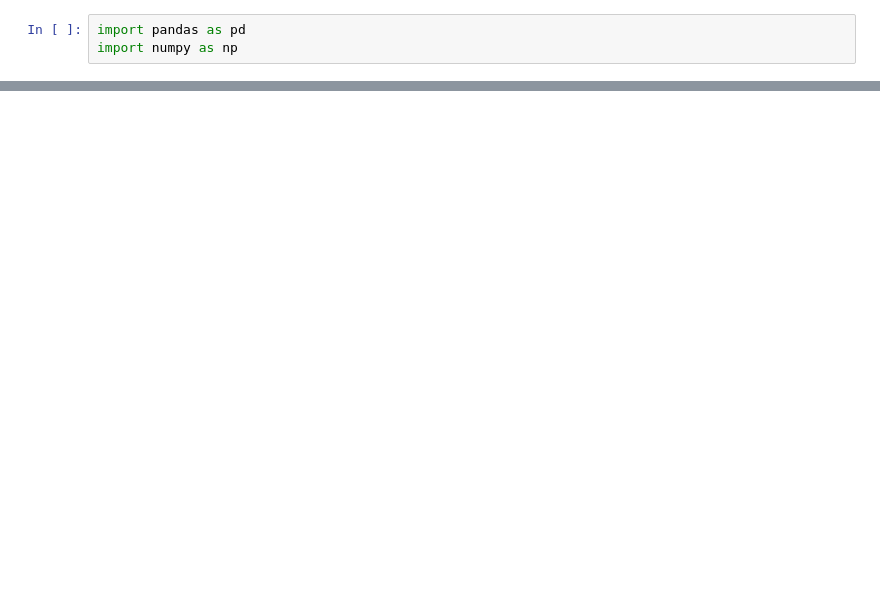
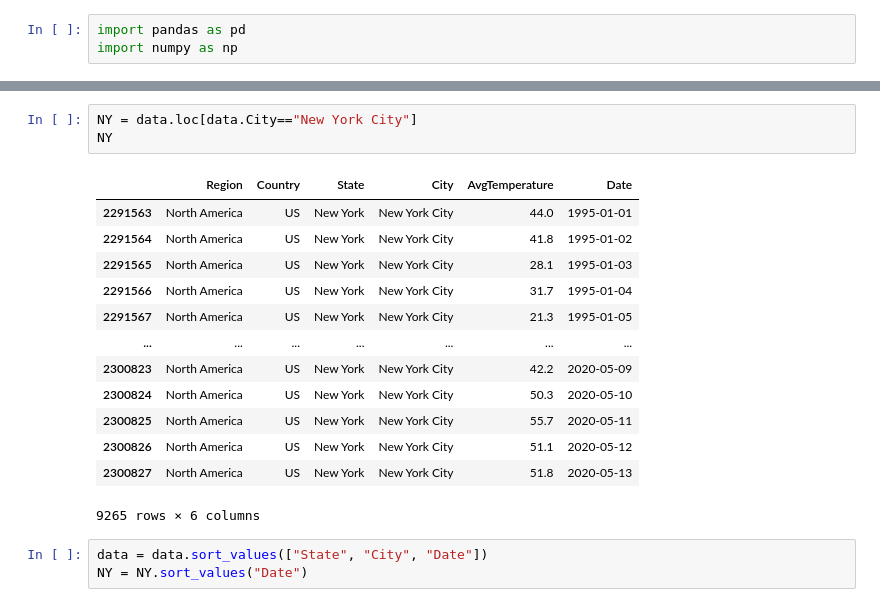
Before and after one commit to Faliell/Pandas_Classes, a Jupyter notebook: data+files/teaching-template.ipynb, the cells around one changed output, grey strips where cells are left out. Drawn from its saved outputs; the diff is of its cells as text; blank space fills up the shorter version.

```diff
--- a/data+files/teaching-template.ipynb
+++ b/data+files/teaching-template.ipynb
@@ -423,0 +59,20 @@ combined_data[["ROE", "ROA"]].describe()
+# %%
+NY = data.loc[data.City=="New York City"]
+NY
+# %% [output]
+|  | Region | Country | State | City | AvgTemperature | Date |
+| 2291563 | North America | US | New York | New York City | 44.0 | 1995-01-01 |
+| 2291564 | North America | US | New York | New York City | 41.8 | 1995-01-02 |
+| 2291565 | North America | US | New York | New York City | 28.1 | 1995-01-03 |
+| 2291566 | North America | US | New York | New York City | 31.7 | 1995-01-04 |
+| 2291567 | North America | US | New York | New York City | 21.3 | 1995-01-05 |
+| ... | ... | ... | ... | ... | ... | ... |
+| 2300823 | North America | US | New York | New York City | 42.2 | 2020-05-09 |
+| 2300824 | North America | US | New York | New York City | 50.3 | 2020-05-10 |
+| 2300825 | North America | US | New York | New York City | 55.7 | 2020-05-11 |
+| 2300826 | North America | US | New York | New York City | 51.1 | 2020-05-12 |
+| 2300827 | North America | US | New York | New York City | 51.8 | 2020-05-13 |
+9265 rows × 6 columns
+# %%
+data = data.sort_values(["State", "City", "Date"])
+NY = NY.sort_values("Date")
```
Also changed, not shown: parts of 82 cells of this notebook, 4 other files.
